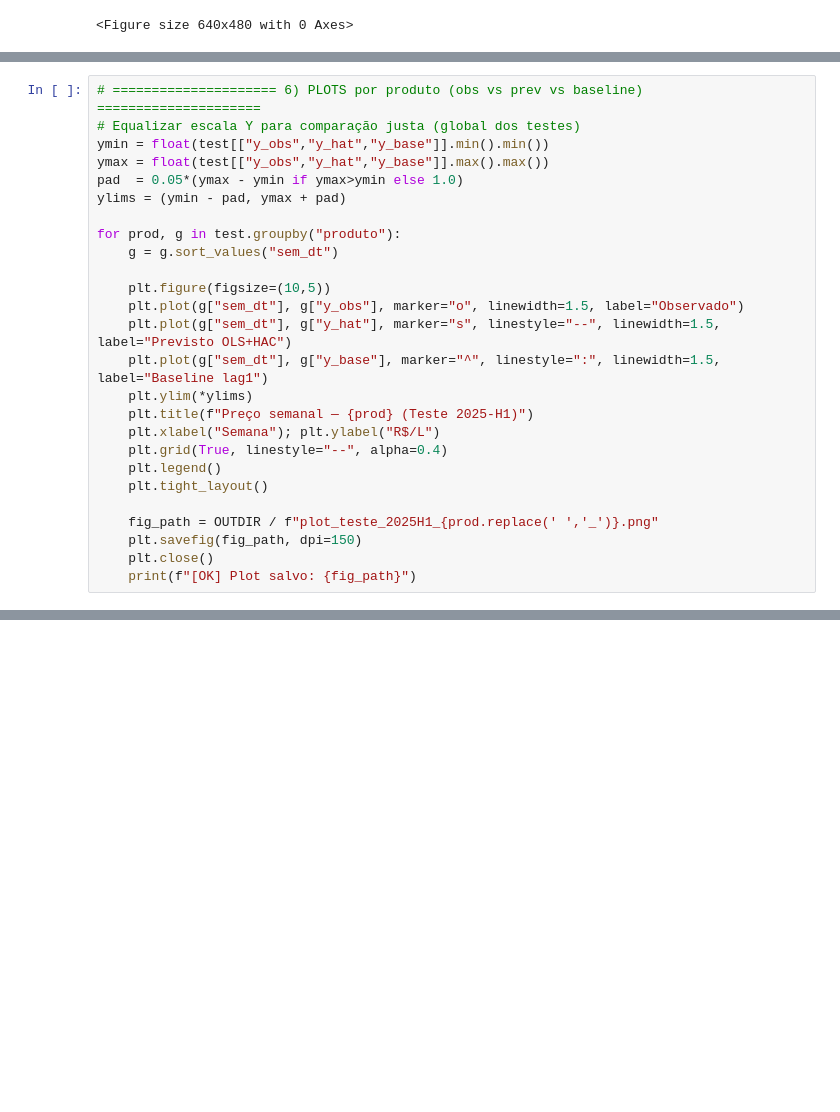
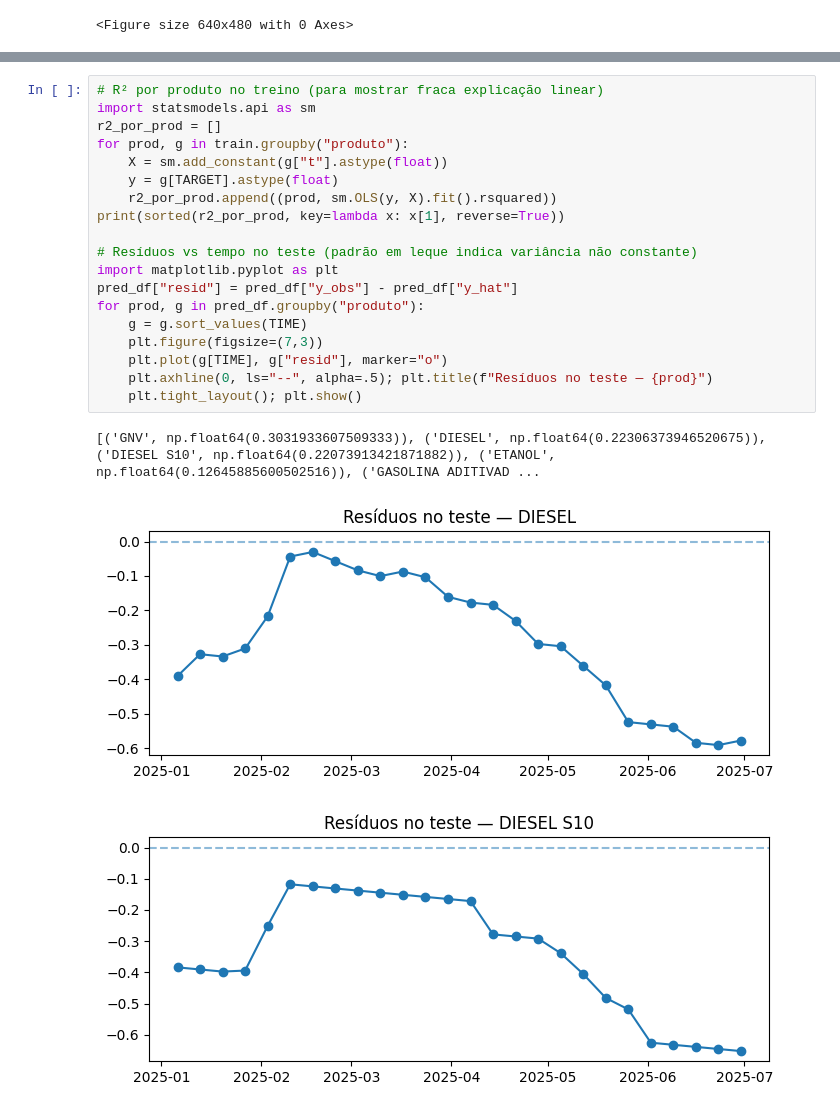
Before and after one commit to loadingerror/tcc_lubricants_anp, a Jupyter notebook: lubricants_br_tcc_model reg.ipynb, the cells around one changed output, grey strips where cells are left out. Drawn from its saved outputs; the diff is of its cells as text; blank space fills up the shorter version.

```diff
--- a/lubricants_br_tcc_model reg.ipynb
+++ b/lubricants_br_tcc_model reg.ipynb
@@ -1032,26 +659,0 @@ print(f"[OK] Predições salvas em: {pred_path}")
-# %%
-# ===================== 6) PLOTS por produto (obs vs prev vs baseline) =====================
-# Equalizar escala Y para comparação justa (global dos testes)
-ymin = float(test[["y_obs","y_hat","y_base"]].min().min())
-ymax = float(test[["y_obs","y_hat","y_base"]].max().max())
-pad  = 0.05*(ymax - ymin if ymax>ymin else 1.0)
-ylims = (ymin - pad, ymax + pad)
-
-for prod, g in test.groupby("produto"):
-    g = g.sort_values("sem_dt")
-
-    plt.figure(figsize=(10,5))
-    plt.plot(g["sem_dt"], g["y_obs"], marker="o", linewidth=1.5, label="Observado")
-    plt.plot(g["sem_dt"], g["y_hat"], marker="s", linestyle="--", linewidth=1.5, label="Previsto OLS+HAC")
-    plt.plot(g["sem_dt"], g["y_base"], marker="^", linestyle=":", linewidth=1.5, label="Baseline lag1")
-    plt.ylim(*ylims)
-    plt.title(f"Preço semanal — {prod} (Teste 2025-H1)")
-    plt.xlabel("Semana"); plt.ylabel("R$/L")
-    plt.grid(True, linestyle="--", alpha=0.4)
-    plt.legend()
-    plt.tight_layout()
-
-    fig_path = OUTDIR / f"plot_teste_2025H1_{prod.replace(' ','_')}.png"
-    plt.savefig(fig_path, dpi=150)
-    plt.close()
-    print(f"[OK] Plot salvo: {fig_path}")
@@ -1197,0 +791,23 @@ BASE  : MAE=0.029  RMSE=0.048  MAPE=0.54%
+# %%
+# R² por produto no treino (para mostrar fraca explicação linear)
+import statsmodels.api as sm
+r2_por_prod = []
+for prod, g in train.groupby("produto"):
+    X = sm.add_constant(g["t"].astype(float))
+    y = g[TARGET].astype(float)
+    r2_por_prod.append((prod, sm.OLS(y, X).fit().rsquared))
+print(sorted(r2_por_prod, key=lambda x: x[1], reverse=True))
+
+# Resíduos vs tempo no teste (padrão em leque indica variância não constante)
+import matplotlib.pyplot as plt
+pred_df["resid"] = pred_df["y_obs"] - pred_df["y_hat"]
+for prod, g in pred_df.groupby("produto"):
+    g = g.sort_values(TIME)
+    plt.figure(figsize=(7,3))
+    plt.plot(g[TIME], g["resid"], marker="o")
+    plt.axhline(0, ls="--", alpha=.5); plt.title(f"Resíduos no teste — {prod}")
+    plt.tight_layout(); plt.show()
+# %% [output]
+[('GNV', np.float64(0.3031933607509333)), ('DIESEL', np.float64(0.22306373946520675)), ('DIESEL S10', np.float64(0.22073913421871882)), ('ETANOL', np.float64(0.12645885600502516)), ('GASOLINA ADITIVAD ...
+[figure, added]
+[figure, added]
```
Also changed, not shown: parts of 43 cells of this notebook, 7 other files.
